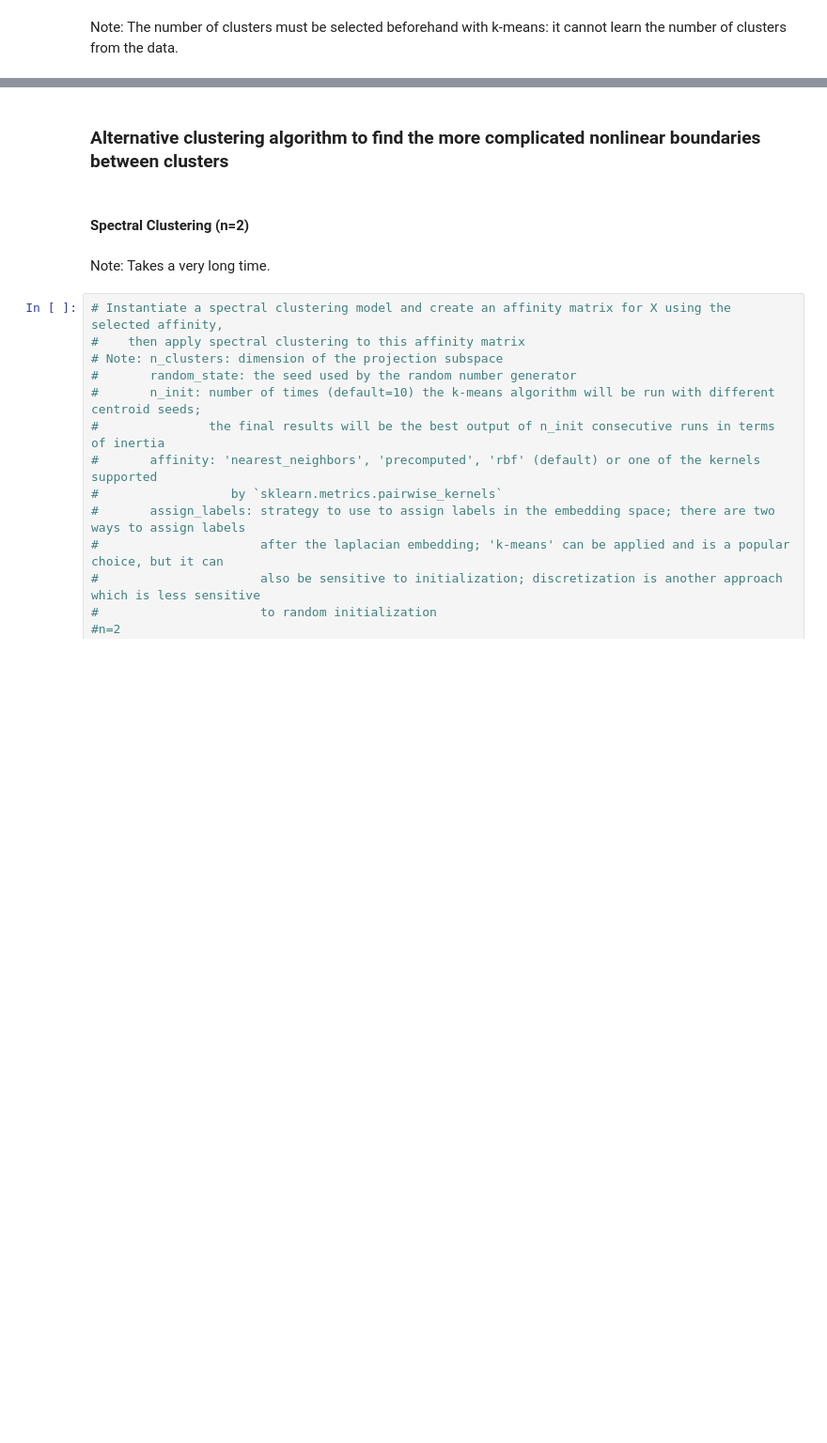
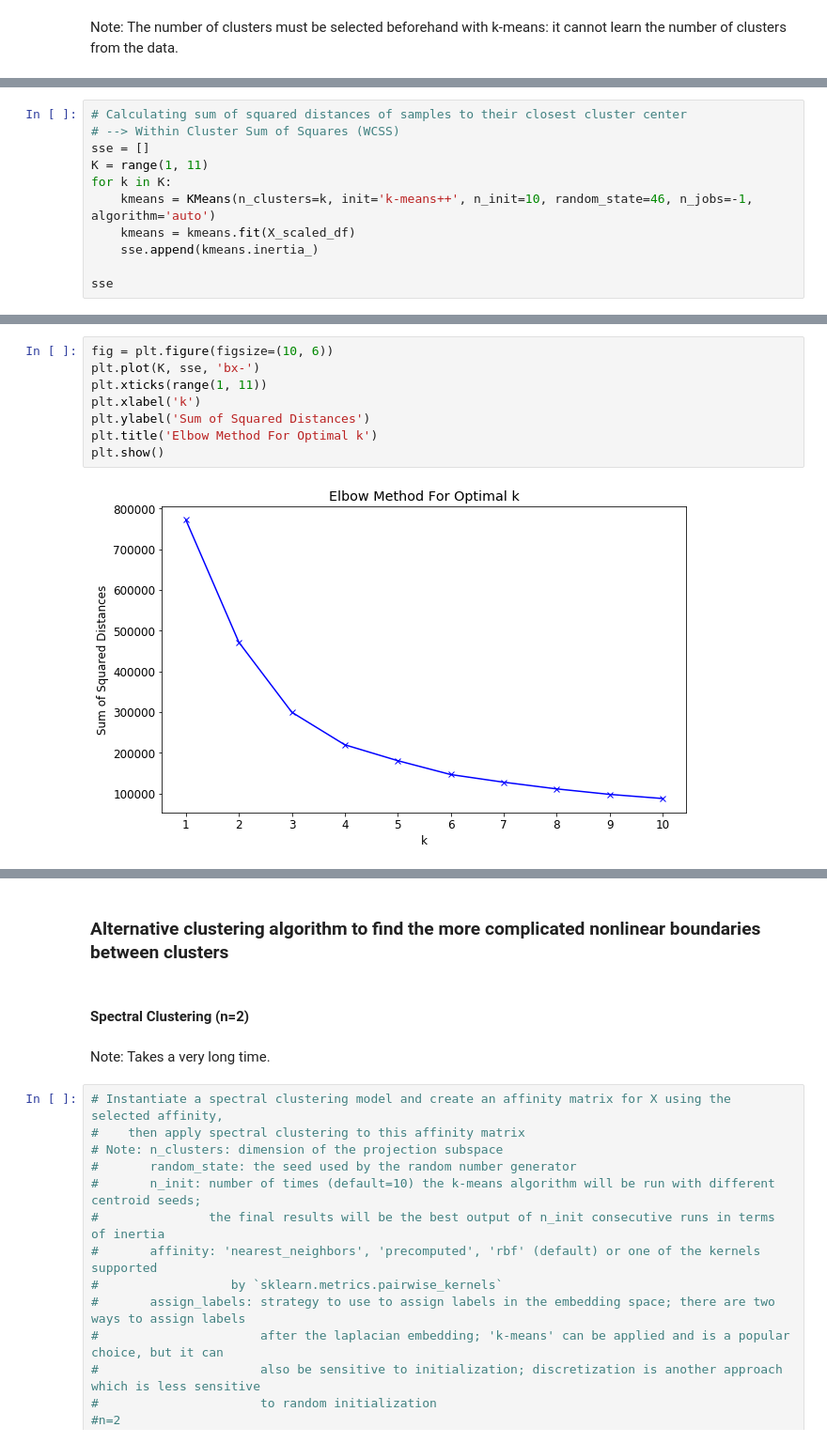
Before and after one commit to tweichle/Clustering, a Jupyter notebook: Clustering for Baseball Metrics.ipynb, the cells around one changed output, grey strips where cells are left out. Shown at 94% size. Drawn from its saved outputs; the diff is of its cells as text; blank space fills up the shorter version.

```diff
--- a/Clustering for Baseball Metrics.ipynb
+++ b/Clustering for Baseball Metrics.ipynb
@@ -758,0 +778,11 @@ Note: The number of clusters must be selected beforehand with k-means: it cannot
+# %%
+# Calculating sum of squared distances of samples to their closest cluster center
+# --> Within Cluster Sum of Squares (WCSS)
+sse = []
+K = range(1, 11)
+for k in K:
+    kmeans = KMeans(n_clusters=k, init='k-means++', n_init=10, random_state=46, n_jobs=-1, algorithm='auto')
+    kmeans = kmeans.fit(X_scaled_df)
+    sse.append(kmeans.inertia_)
+
+sse
@@ -758,0 +800,10 @@ Note: The number of clusters must be selected beforehand with k-means: it cannot
+# %%
+fig = plt.figure(figsize=(10, 6))
+plt.plot(K, sse, 'bx-')
+plt.xticks(range(1, 11))
+plt.xlabel('k')
+plt.ylabel('Sum of Squared Distances')
+plt.title('Elbow Method For Optimal k')
+plt.show()
+# %% [output]
+[figure, added]
```
Also changed, not shown: parts of 77 cells of this notebook.
